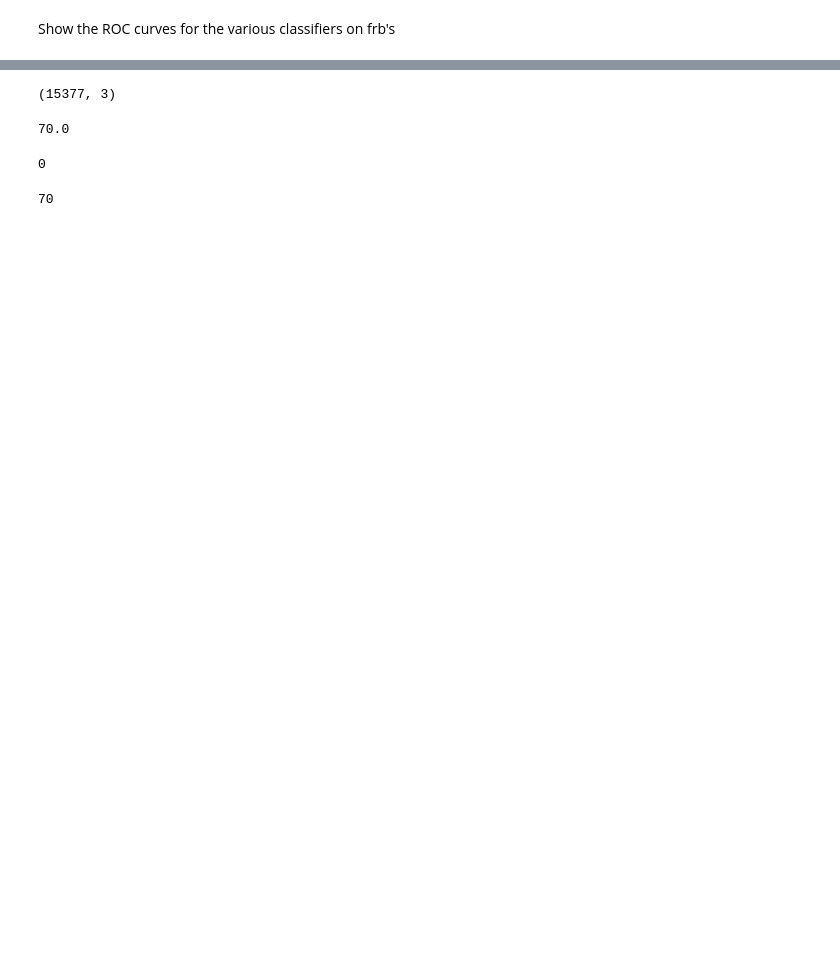
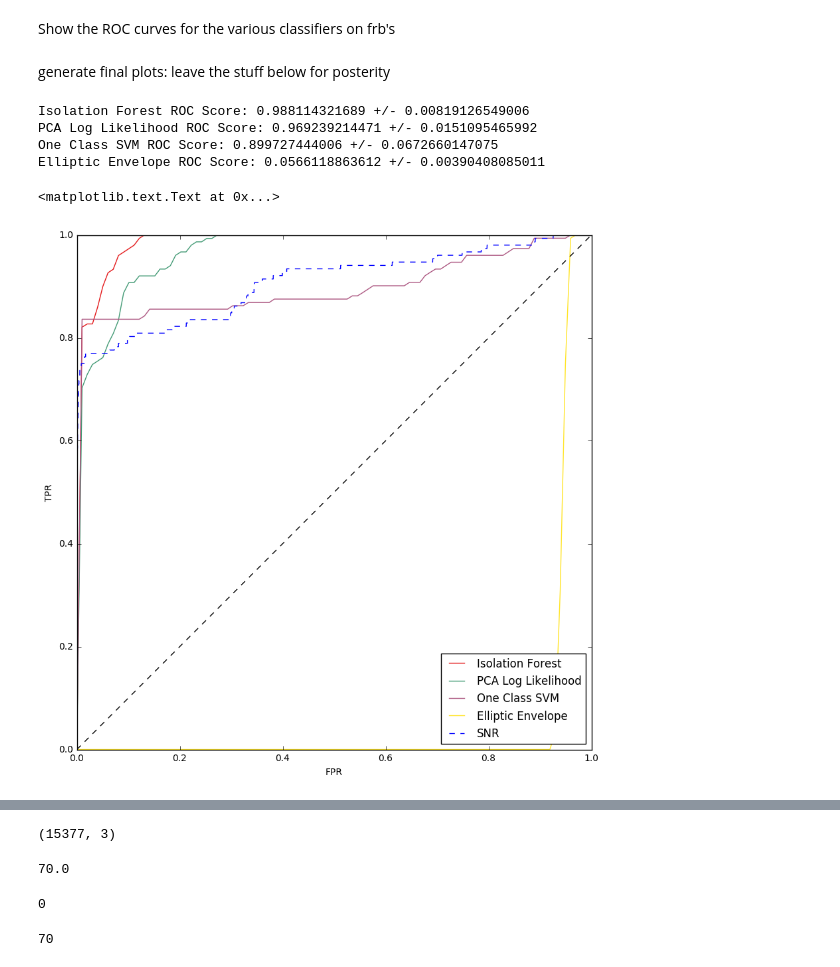
Before and after one commit to lsgos/MPhysPulsars, a Jupyter notebook: ROC_Curves_FRBS.ipynb, the cells around one changed output, grey strips where cells are left out. Cells and saved outputs as stored; diff of their text form; code cells hidden in the pictures; blank space fills up the shorter version.

```diff
--- a/ROC_Curves_FRBS.ipynb
+++ b/ROC_Curves_FRBS.ipynb
@@ -24,9 +24,11 @@ from IsolationClassifier import IsolationTreeClassifier, IsolationRatioClassifie
 from pca_frb import PCA_Classifier
 from OneClassSVMClassifier import OneClassSVMClassifier
 from SemiSupervisedClassifier import SemiSupervisedClassifier
-from sklearn.metrics import roc_curve, roc_auc_score
+from sklearn.metrics import roc_curve, roc_auc_score, precision_recall_curve, average_precision_score
 from sklearn.model_selection import KFold, StratifiedKFold
 from sklearn.svm import SVC
+
+from matplotlib.cm import get_cmap
 #In a slightly hacky way, add a 'predict_proba' method to the IsolationTree classes
 #it doesn't return a probability, but it allows us to call the same method on all the classifiers
 
@@ -45,14 +47,20 @@ classifiers = []
 classifiers.append(("CART tree", DecisionTreeClassifier()))
 classifiers.append(("MLP", Pipeline([('scaler', StandardScaler()), ('mlp',MLPClassifier())])))
 classifiers.append(("Naive Bayes", GaussianNB()))
-classifiers.append(("SVM", Pipeline([('scaler', StandardScaler()),
-                                   ('svc',SVC(class_weight ='balanced', probability=True))])))
+#classifiers.append(("SVM", Pipeline([('scaler', StandardScaler()),
+#                                 ('svc',SVC(class_weight ='balanced', probability=True))])))
 #classifiers.append(("Linear SVM", Pipeline([('scaler', StandardScaler()),
  #                                           ('svc',LinearSVC(class_weight ='balanced'))])))
 classifiers.append(("Random Forest", RandomForestClassifier()))
 classifiers.append(("AdaBoost", AdaBoostClassifier()))
 classifiers.append(("Isolation Forest", IsolationTreeClassifier(max_samples=8000)))
-classifiers.append(("PCA Classifier (n_components = 3)",
+
+unsupervised_classifiers = []
+unsupervised_classifiers.append(("Isolation Forest", IsolationTreeClassifier(max_samples=8000)))
+unsupervised_classifiers.append(("PCA Log Likelihood",
                     Pipeline([('scaler', StandardScaler()), ('pca', PCA_Classifier(n_components = 2))])))
-classifiers.append(("One Class SVM", Pipeline([('scaler', StandardScaler()),
+unsupervised_classifiers.append(("One Class SVM", Pipeline([('scaler', StandardScaler()),
                                               ('svm',OneClassSVMClassifier(nu=0.01))])))
+unsupervised_classifiers.append(("Elliptic Envelope", EllipticEnvelope()))
+# %% [markdown]
+generate final plots: leave the stuff below for posterity
@@ -58,0 +132,35 @@ classifiers.append(("One Class SVM", Pipeline([('scaler', StandardScaler()),
+# %%
+with open("frb_datasets/all_data_snr_w_dm.dat") as f:
+    dat = [[float(field) for field in line.strip().split(' ')] for line in f]
+data = np.array(dat)
+X = data[:,:-1] #rm class
+Y = data[:,-1]
+# %%
+plt.rcParams['figure.figsize'] = 10,10
+
+f, ax = plt.subplots(1)
+
+cmap = get_cmap('Set1')
+colors = [cmap(i) for i in np.linspace(0,1, len(classifiers))]
+
+for (name, clf), col  in zip(unsupervised_classifiers, colors):
+    rscore_mean, rscore_std = mean_roc_curve(clf, X, Y, ax,n_folds = 10, color = col, legend = name)
+    print "{} ROC Score: {} +/- {}".format(name, rscore_mean, rscore_std)
+
+#plot the guessing line
+ax.plot(np.linspace(0,1,100), np.linspace(0,1,100), linestyle = '--', color = 'k')
+
+#add the line for just using an SNR cutoff
+snr = X[:,0]
+fpr, tpr, thresholds = roc_curve(Y, snr, pos_label = 1)
+ax.plot(fpr,tpr, linestyle = '--', color = 'blue', label = 'SNR')
+ax.legend(loc = 'lower right')
+ax.set_xlabel('FPR')
+ax.set_ylabel('TPR')
+# %% [output]
+Isolation Forest ROC Score: 0.988114321689 +/- 0.00819126549006
+PCA Log Likelihood ROC Score: 0.969239214471 +/- 0.0151095465992
+One Class SVM ROC Score: 0.899727444006 +/- 0.0672660147075
+Elliptic Envelope ROC Score: 0.0566118863612 +/- 0.00390408085011
+<matplotlib.text.Text at 0x...>
+[figure, added]
```
Also changed, not shown: parts of 12 cells of this notebook, 3 other files.
